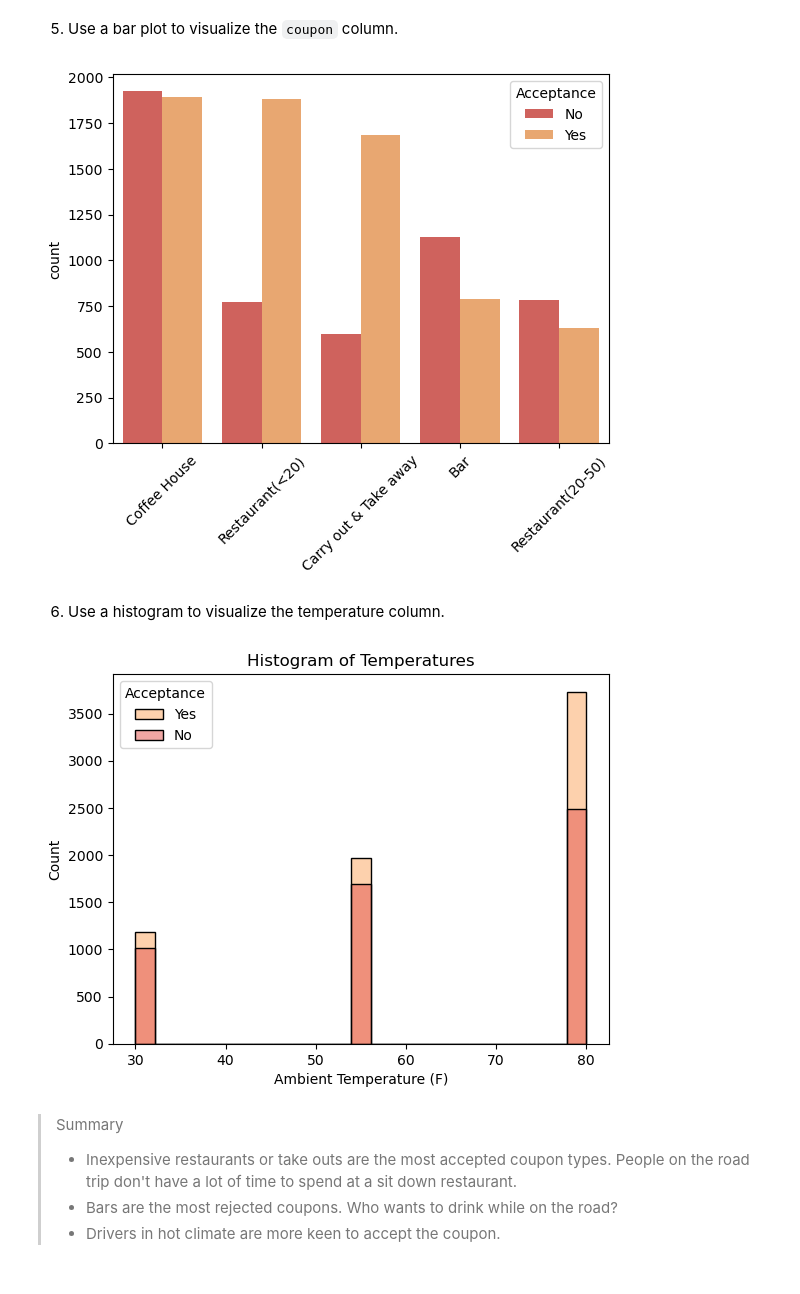
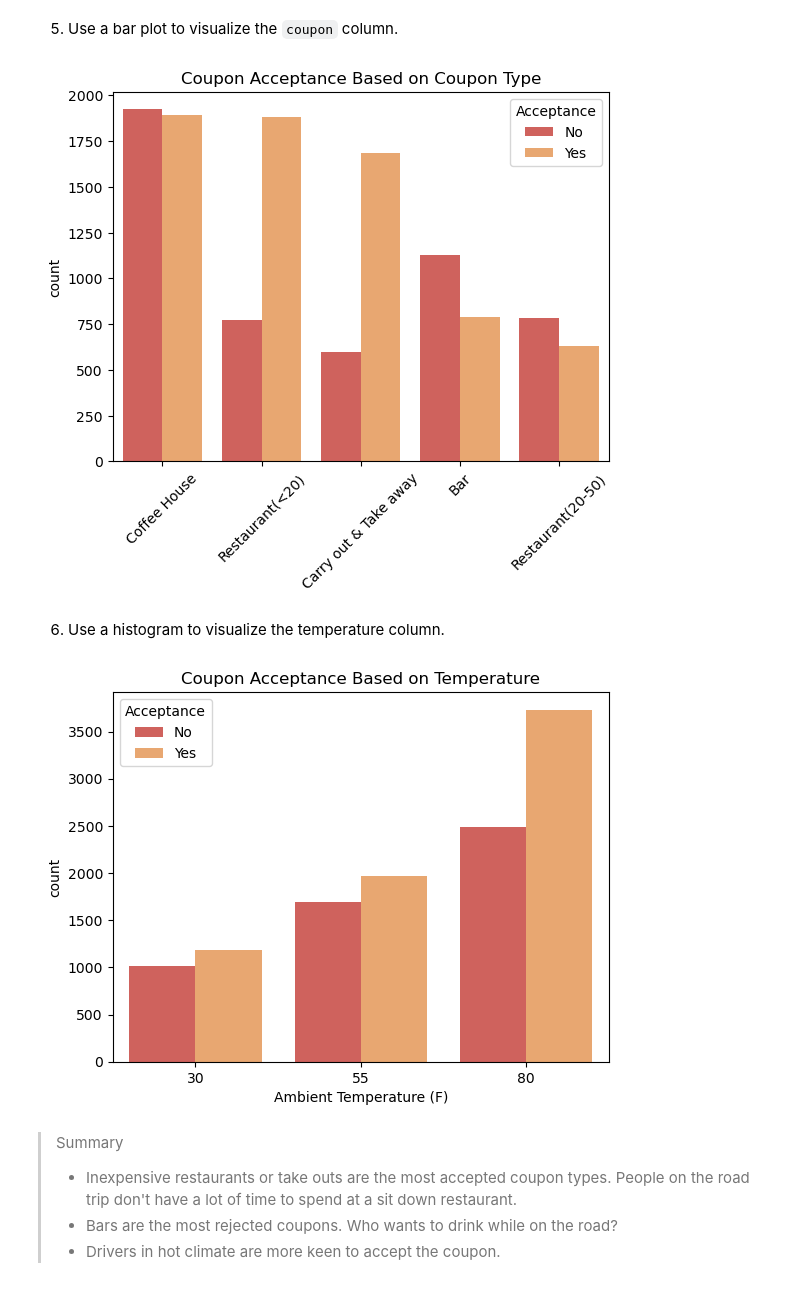
Before and after one commit to outdegree/BH-PCMLAI-M5-App1, a Jupyter notebook: prompt.ipynb, the cells around one changed output. Drawn from its saved outputs; the diff is of its cells as text; code cells hidden in the pictures.

Commit message:
Added first independent investigations. Refined plots.

```diff
--- a/prompt.ipynb
+++ b/prompt.ipynb
@@ -197,6 +197,7 @@ sns.set_palette('Spectral')
 
 # Plot the histogram using countplot() method. Sort descending by count values.
 sns.countplot(data, x='coupon', hue='Y', order = data['coupon'].value_counts().index)
+plt.title('Coupon Acceptance Based on Coupon Type')
 plt.legend(title='Acceptance', labels=['No', 'Yes'])
 
 # Remove unnecessary x-axis label containing column's name and rotate the ticks.
@@ -205,18 +206,18 @@ plt.xticks(rotation=45)
 plt.savefig("images/coupon_category_histogram.png")
 plt.show()
 # %% [output]
-[figure, old version]
+[figure, new version]
 # %% [markdown]
 6. Use a histogram to visualize the temperature column.
 # %%
-sns.histplot(data, x='temperature', hue='Y')
-plt.legend(title='Acceptance', labels=['Yes', 'No'])
-plt.title('Histogram of Temperatures')
+sns.countplot(data, x='temperature', hue='Y')
+plt.legend(title='Acceptance', labels=['No', 'Yes'])
+plt.title('Coupon Acceptance Based on Temperature')
 plt.xlabel('Ambient Temperature (F)')
 plt.savefig("images/temperature_histogram.png")
 plt.show()
 # %% [output]
-[figure, old version]
+[figure, new version]
 # %% [markdown]
 > Summary
 > - Inexpensive restaurants or take outs are the most accepted coupon types. People on the road trip don't have a lot of time to spend at a sit down restaurant.
```
Also changed, not shown: parts of 15 cells of this notebook.
